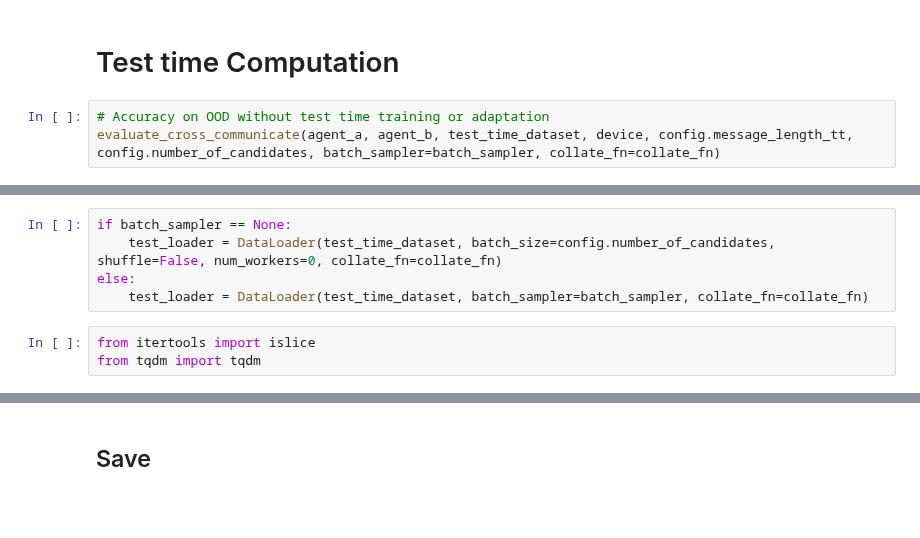
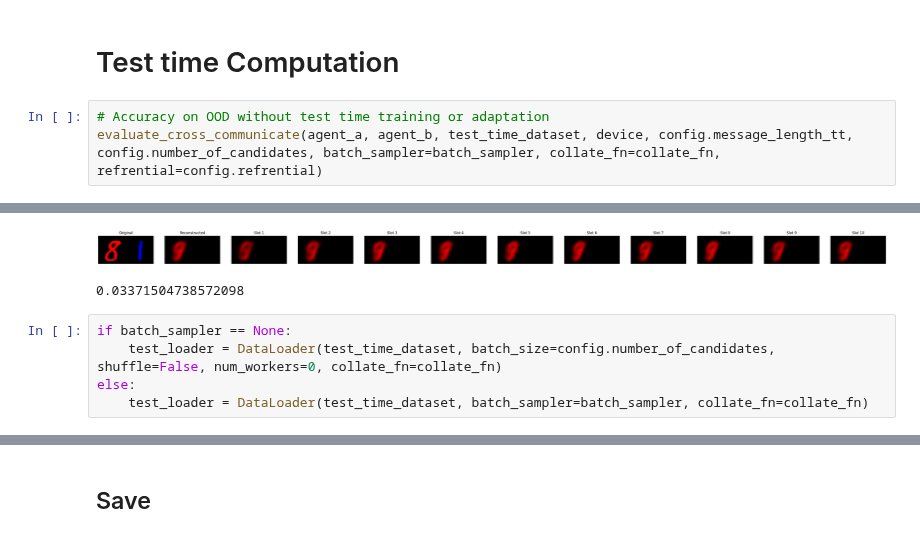
Before and after one commit to MehdiJmlkh/Test-Time-Emergent-Language, a Jupyter notebook: VQTT/src/0_vq_method.ipynb, the cells around one changed output, grey strips where cells are left out. Saved outputs shown, nothing was run; the diff lists cells and outputs as text; blank space fills up the shorter version.

```diff
--- a/VQTT/src/0_vq_method.ipynb
+++ b/VQTT/src/0_vq_method.ipynb
@@ -691,5 +738,5 @@ print(mutual_play_acc)
 # Test time Computation
 # %%
 # Accuracy on OOD without test time training or adaptation
-evaluate_cross_communicate(agent_a, agent_b, test_time_dataset, device, config.message_length_tt, config.number_of_candidates, batch_sampler=batch_sampler, collate_fn=collate_fn)
+evaluate_cross_communicate(agent_a, agent_b, test_time_dataset, device, config.message_length_tt, config.number_of_candidates, batch_sampler=batch_sampler, collate_fn=collate_fn, refrential=config.refrential)
 # %% [output]
@@ -697,8 +754,7 @@ evaluate_cross_communicate(agent_a, agent_b, test_time_dataset, device, config.m
+[figure, added]
+0.03371504738572098
 # %%
 if batch_sampler == None:
     test_loader = DataLoader(test_time_dataset, batch_size=config.number_of_candidates, shuffle=False, num_workers=0, collate_fn=collate_fn)
 else:
     test_loader = DataLoader(test_time_dataset, batch_sampler=batch_sampler, collate_fn=collate_fn)
-# %%
-from itertools import islice
-from tqdm import tqdm
```
Also changed, not shown: parts of 14 cells of this notebook, 11 other files.
